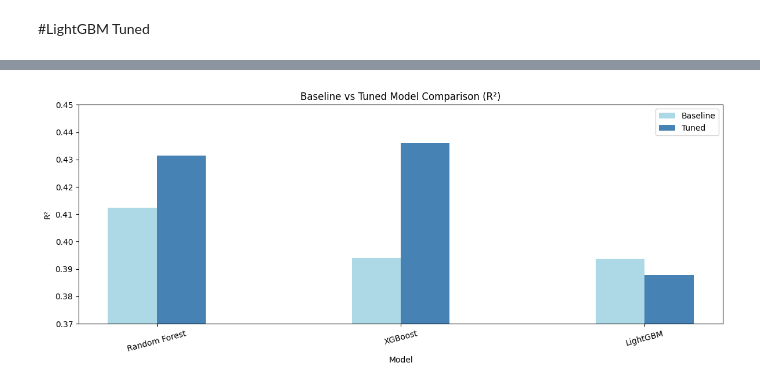
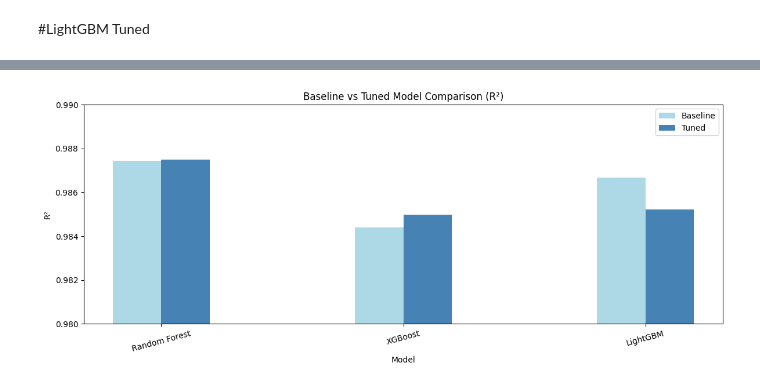
Before and after one commit to BenRyan-8/MarketingAnalytics_CA, a Jupyter notebook: marketinganalyticsCA.ipynb, the cells around one changed output, grey strips where cells are left out. Drawn from its saved outputs; the diff is of its cells as text; code cells hidden in the pictures.

```diff
--- a/marketinganalyticsCA.ipynb
+++ b/marketinganalyticsCA.ipynb
@@ -442,0 +442,21 @@ df_tree['Week_cos'] = np.cos(2 * np.pi * df_tree['Week'] / 52)
+# %%
+# Store_Mean_Sales: calculated from training period only to avoid leakage
+split_idx_temp = int(len(df_tree) * 0.8)
+store_mean_map = df_tree.iloc[:split_idx_temp].groupby('Store')['Weekly_Sales'].mean()
+df_tree['Store_Mean_Sales'] = df_tree['Store'].map(store_mean_map)
+
+# Lag features — sort by Store then Date so shifts are within-store
+df_tree = df_tree.sort_values(['Store', 'Date'])
+df_tree['Sales_Lag_1']  = df_tree.groupby('Store')['Weekly_Sales'].shift(1)
+df_tree['Sales_Lag_4']  = df_tree.groupby('Store')['Weekly_Sales'].shift(4)
+df_tree['Sales_Lag_52'] = df_tree.groupby('Store')['Weekly_Sales'].shift(52)
+
+# Rolling mean over last 4 weeks per store
+df_tree['Sales_Rolling_4'] = (
+    df_tree.groupby('Store')['Weekly_Sales']
+    .transform(lambda x: x.shift(1).rolling(4).mean())
+)
+
+df_tree.dropna(inplace=True)
+df_tree = df_tree.sort_values('Date').reset_index(drop=True)
+print('df_tree shape after lag features:', df_tree.shape)
@@ -467,6 +487,7 @@ memory usage: 641.0 KB
 # %%
-df_tree['Store'] = df_tree['Store'].astype('category')
-df_tree['Holiday_Flag'] = df_tree['Holiday_Flag'].astype('category')
+# Keep Store as category for display but Holiday_Flag as int for XGBoost compatibility
+df_tree['Store'] = df_tree['Store'].astype(int)
+df_tree['Holiday_Flag'] = df_tree['Holiday_Flag'].astype(int)
 # %%
 import matplotlib.pyplot as plt
 
@@ -1298,32 +1345,32 @@ comparison_results
 models = ['Random Forest', 'XGBoost', 'LightGBM']
 
 baseline_r2  = [
     rf_r2, xgb_r2, lgb_r2
 ]
 
 tuned_r2 = [
     r2_score(y_test, y_pred_rf_tuned),
     r2_score(y_test, y_pred_xgb_tuned),
     r2_score(y_test, y_pred_lgb_tuned),
 ]
 
 x = np.arange(len(models))
 width = 0.2
 
 fig, ax = plt.subplots(figsize=(12, 5))
 
 bars1 = ax.bar(x - width/2, baseline_r2, width, label='Baseline', color='lightblue')
 bars2 = ax.bar(x + width/2, [v if v is not None else 0 for v in tuned_r2], width, label='Tuned', color='steelblue')
 
 ax.set_xlabel('Model')
 ax.set_ylabel('R²')
 ax.set_title('Baseline vs Tuned Model Comparison (R²)')
 ax.set_xticks(x)
 ax.set_xticklabels(models, rotation=15)
 ax.legend()
-ax.set_ylim(0.37, 0.45)
+ax.set_ylim(0.98, .99)
 
 plt.tight_layout()
 plt.show()
 # %% [output]
-[figure, old version]
+[figure, new version]
```
Also changed, not shown: parts of 32 cells of this notebook.
